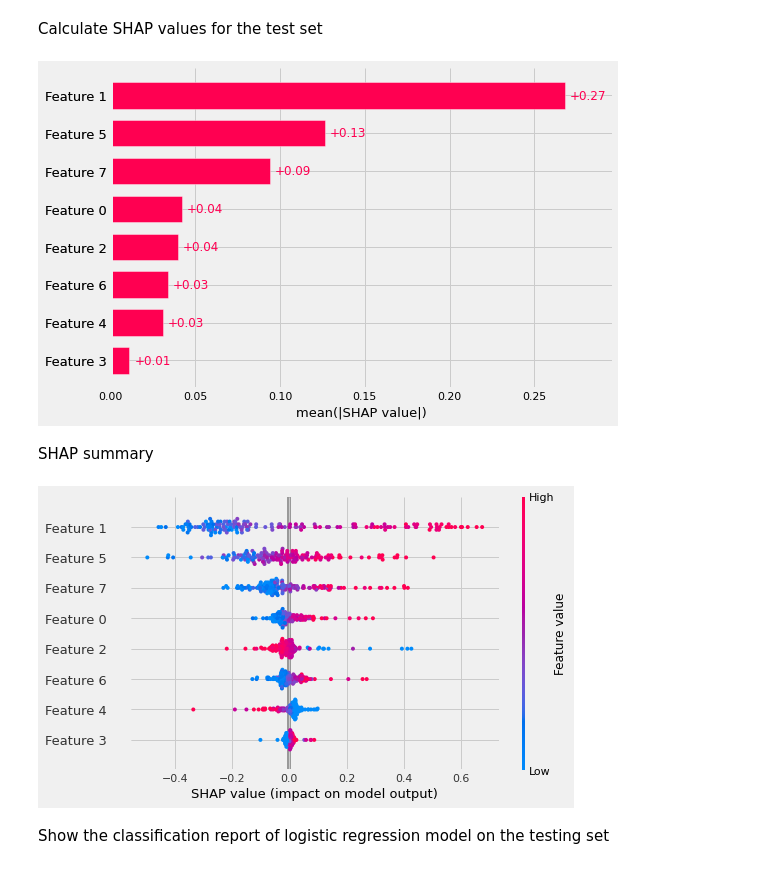
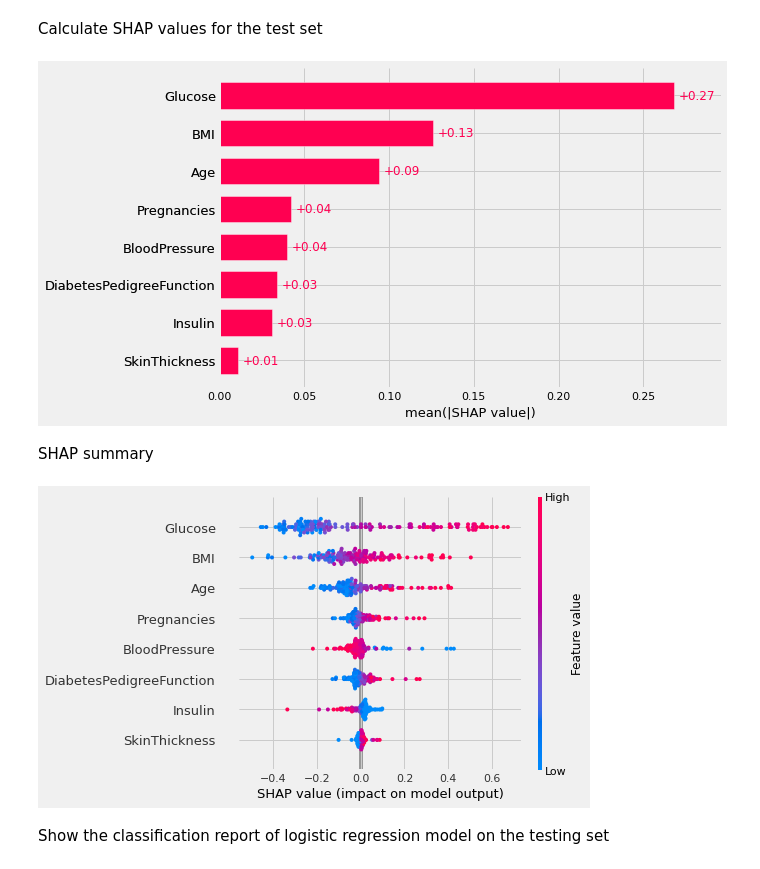
Before and after one commit to trizkynoviandy/pima-indian-diabetes, a Jupyter notebook: diabetes_prediction.ipynb, the cells around one changed output. Cells and saved outputs as stored; diff of their text form; code cells hidden in the pictures.

```diff
--- a/diabetes_prediction.ipynb
+++ b/diabetes_prediction.ipynb
@@ -161,3 +161,6 @@ Split the dependent and independent variables in the dataset
 # %%
 X = df.drop(["Outcome"], axis=1)
 y = pd.DataFrame(df["Outcome"].copy())
+# %%
+features_names = list(X.columns.values)
+features_names
@@ -265,18 +277,18 @@ Model accuracy on the testing set : 0.753
 # %% [markdown]
 Calculate SHAP values for the test set
 # %%
-explainer = shap.Explainer(best_model.predict, X_test)
+explainer = shap.Explainer(best_model.predict, X_test, feature_names=features_names)
 shap_values = explainer(X_test)
 
 shap.plots.bar(shap_values)
 # %% [output]
-[figure, old version]
+[figure, new version]
 # %% [markdown]
 SHAP summary
 # %%
 shap.summary_plot(shap_values)
 # %% [output]
-[figure, old version]
+[figure, new version]
 # %% [markdown]
 Show the classification report of logistic regression model on the testing set
 # %%
```
Also changed, not shown: parts of 6 cells of this notebook.
